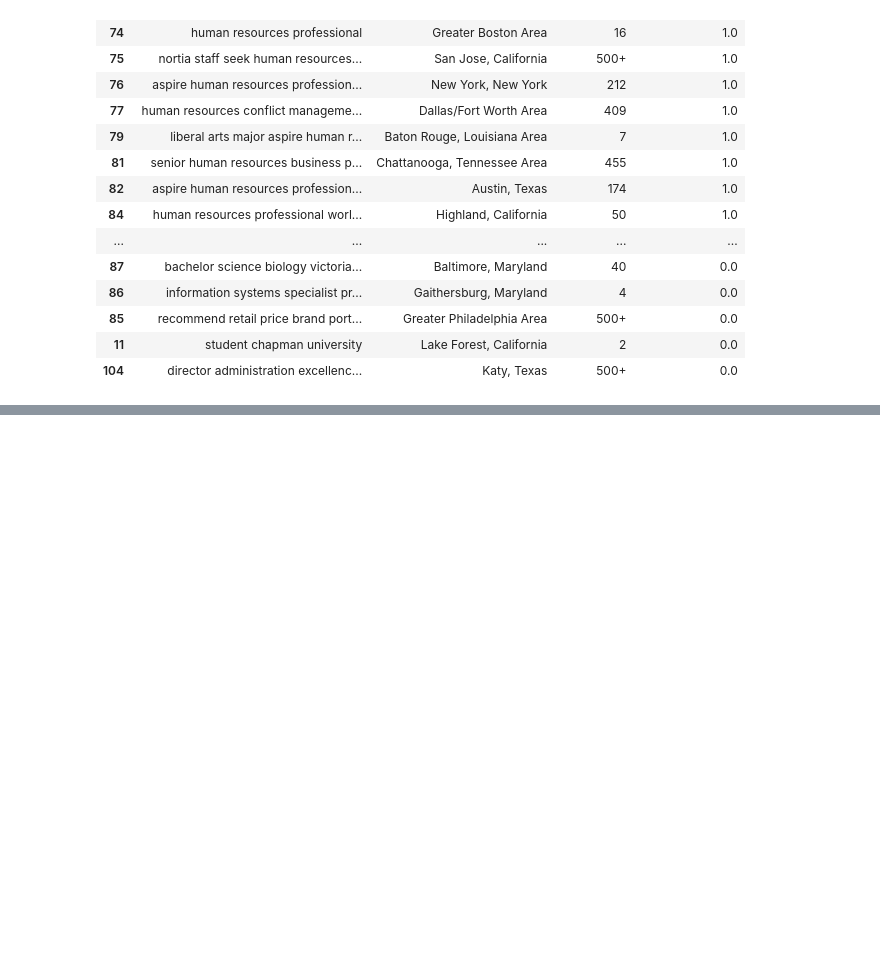
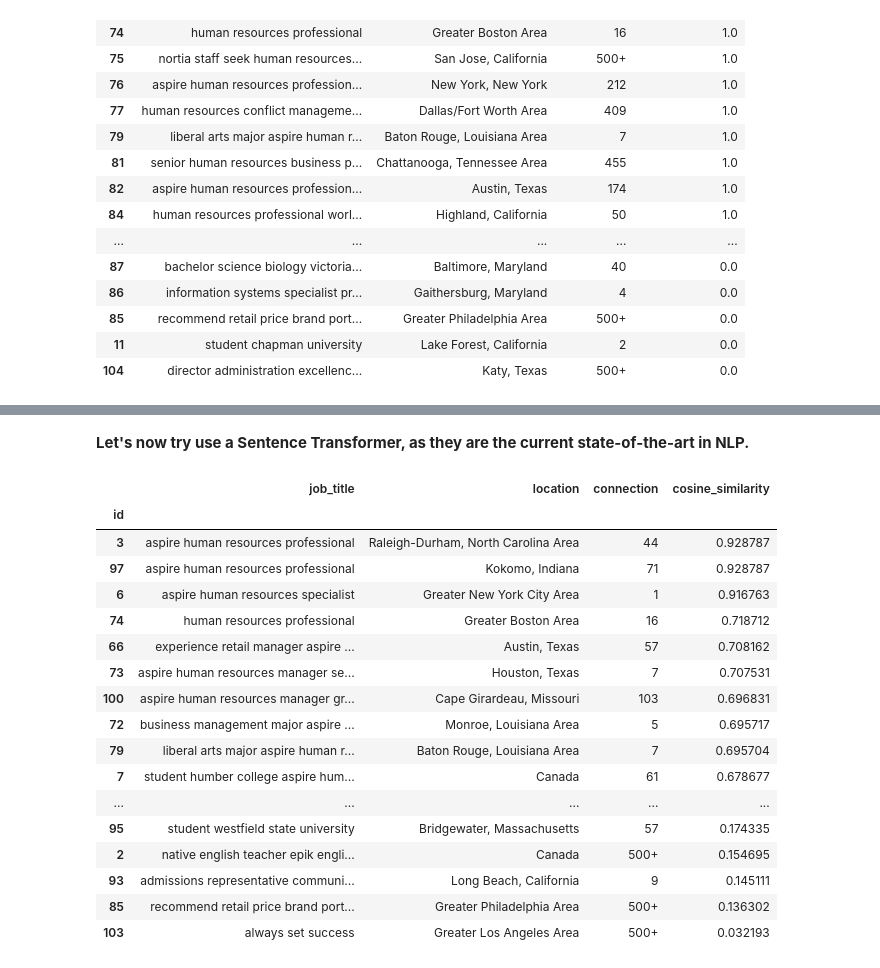
Before and after one commit to cchristoforou97/Potential-Talents--Ranking-Candidates-, a Jupyter notebook: Potential_Talents.ipynb, the cells around one changed output, grey strips where cells are left out. Drawn from its saved outputs; the diff is of its cells as text; code cells hidden in the pictures; blank space fills up the shorter version.

```diff
--- a/Potential_Talents.ipynb
+++ b/Potential_Talents.ipynb
@@ -495,0 +440,45 @@ TF-IDF does not take into account the semantic meaning or context of the words w
+# %% [markdown]
+**Let's now try use a Sentence Transformer, as they are the current state-of-the-art in NLP.**
+# %%
+def sentence_transformer(feature, keyword,df):
+
+  model = SentenceTransformer('all-MiniLM-L6-v2')
+  ## put df's rows in a list. This is our corpus.
+  corpus = df[feature].tolist()
+
+  ## encode each row of our df
+  emb_corpus = model.encode(corpus)
+
+  ## encode the cleaned keyword
+  emb_kw = model.encode(clean_text(keyword))
+
+  #Compute cosine-similarities
+  cosine_scores = util.cos_sim(emb_corpus, emb_kw).numpy()
+
+  ## append the sorted similarities on a new column of our dataframe.
+  df['cosine_similarity'] = cosine_scores
+  df = df.sort_values('cosine_similarity', ascending=False)
+  return df
+# %%
+d_sentence_transformer = data.copy()
+d_sentence_transformer = sentence_transformer('job_title', 'Aspiring human resources', d_sentence_transformer)
+d_sentence_transformer
+# %% [output]
+|  | job_title | location | connection | cosine_similarity |
+| id |  |  |  |  |
+| 3 | aspire human resources professional | Raleigh-Durham, North Carolina Area | 44 | 0.928787 |
+| 97 | aspire human resources professional | Kokomo, Indiana | 71 | 0.928787 |
+| 6 | aspire human resources specialist | Greater New York City Area | 1 | 0.916763 |
+| 74 | human resources professional | Greater Boston Area | 16 | 0.718712 |
+| 66 | experience retail manager aspire ... | Austin, Texas | 57 | 0.708162 |
+| 73 | aspire human resources manager se... | Houston, Texas | 7 | 0.707531 |
+| 100 | aspire human resources manager gr... | Cape Girardeau, Missouri | 103 | 0.696831 |
+| 72 | business management major aspire ... | Monroe, Louisiana Area | 5 | 0.695717 |
+| 79 | liberal arts major aspire human r... | Baton Rouge, Louisiana Area | 7 | 0.695704 |
+| 7 | student humber college aspire hum... | Canada | 61 | 0.678677 |
+| ... | ... | ... | ... | ... |
+| 95 | student westfield state university | Bridgewater, Massachusetts | 57 | 0.174335 |
+| 2 | native english teacher epik engli... | Canada | 500+ | 0.154695 |
+| 93 | admissions representative communi... | Long Beach, California | 9 | 0.145111 |
+| 85 | recommend retail price brand port... | Greater Philadelphia Area | 500+ | 0.136302 |
+| 103 | always set success | Greater Los Angeles Area | 500+ | 0.032193 |
```
Also changed, not shown: parts of 52 cells of this notebook, 1 other file.
